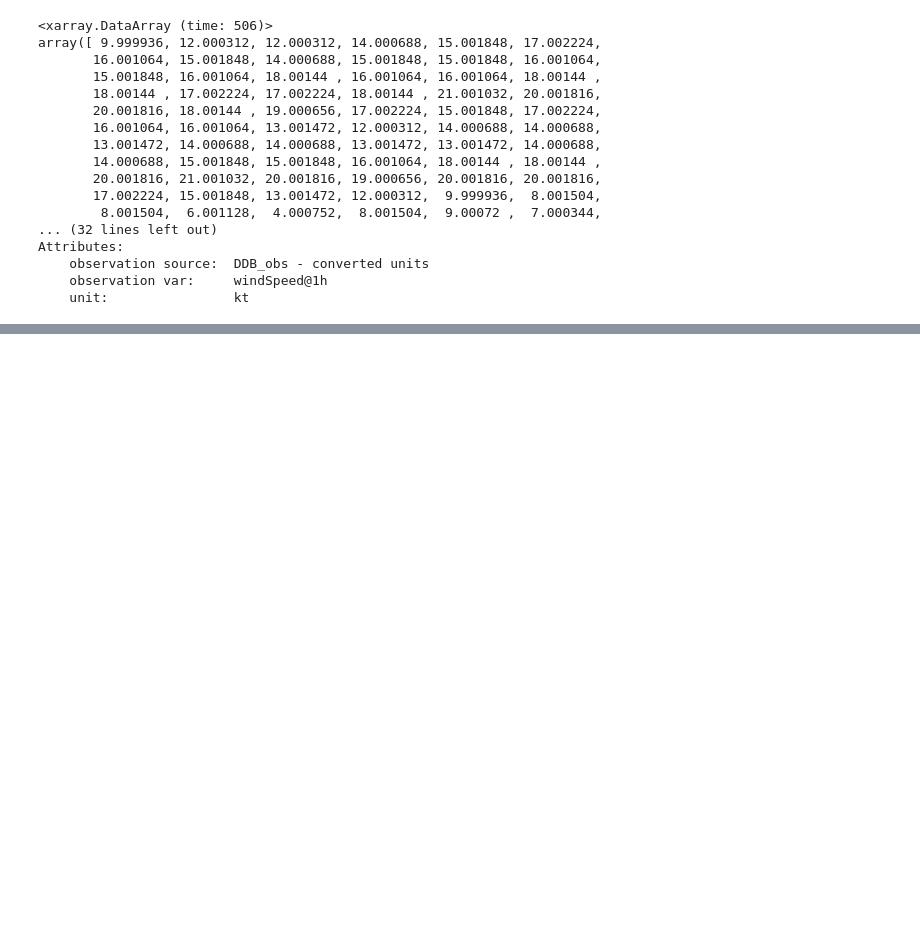
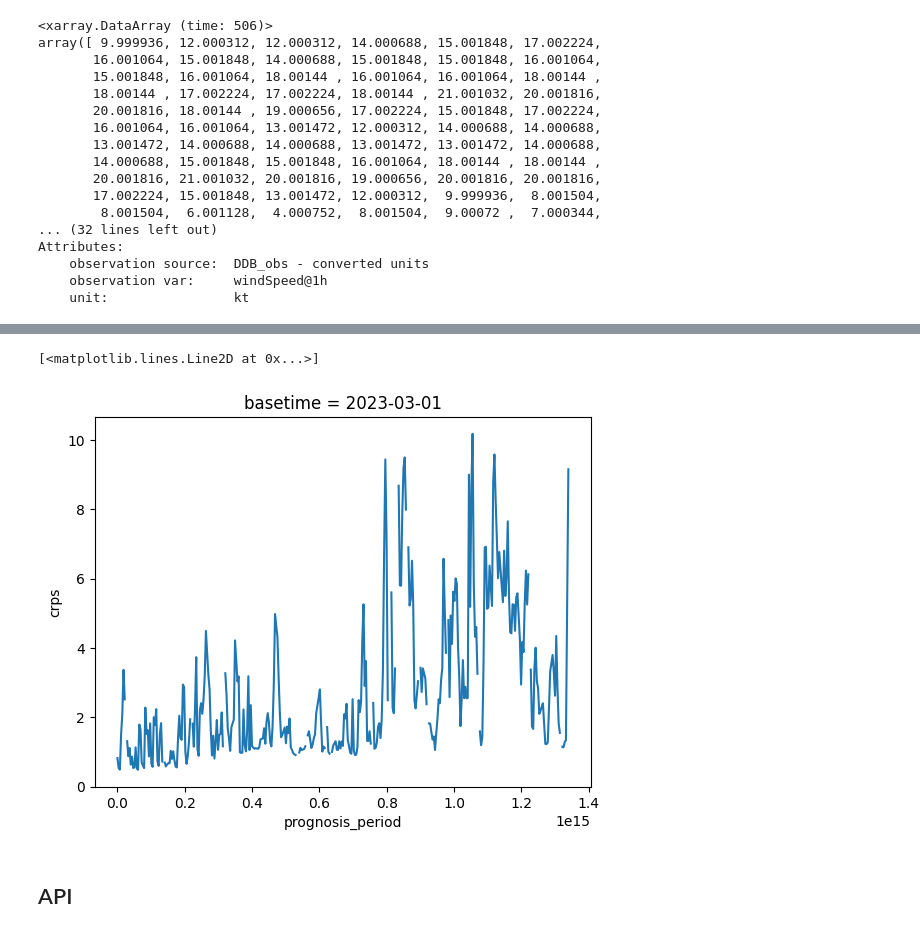
Before and after one commit to MetServiceDev/verif-data, a Jupyter notebook: example/dt_verif_example.ipynb, the cells around one changed output, grey strips where cells are left out. Cells and saved outputs as stored; diff of their text form; code cells hidden in the pictures; blank space fills up the shorter version.

Commit message:
verifDT class

```diff
--- a/example/dt_verif_example.ipynb
+++ b/example/dt_verif_example.ipynb
@@ -188,0 +170,13 @@ obs_var.plot()
+# %%
+import datetime
+from verif.models.dt_verif import VerifDT
+
+verif_dlite = VerifDT(station_id='93439',
+                     dt_start=datetime.datetime(2023, 3, 1),
+                     dt_end=datetime.datetime(2023, 3, 30),
+                     obs_source='DDB_obs',
+                     model='DLITE',
+                     model_vars=['TTTTT', 'fff10'])
+
+# Run the verification
+verifs = verif_dlite.verify_vars()
@@ -188,0 +206,8 @@ obs_var.plot()
+# %%
+# CRPS for Wind
+verifs[1].isel(basetime=0)['crps'].plot()
+# %% [output]
+[<matplotlib.lines.Line2D at 0x...>]
+[figure, added]
+# %% [markdown]
+## API
```
Also changed, not shown: parts of 8 cells of this notebook, 5 other files.
